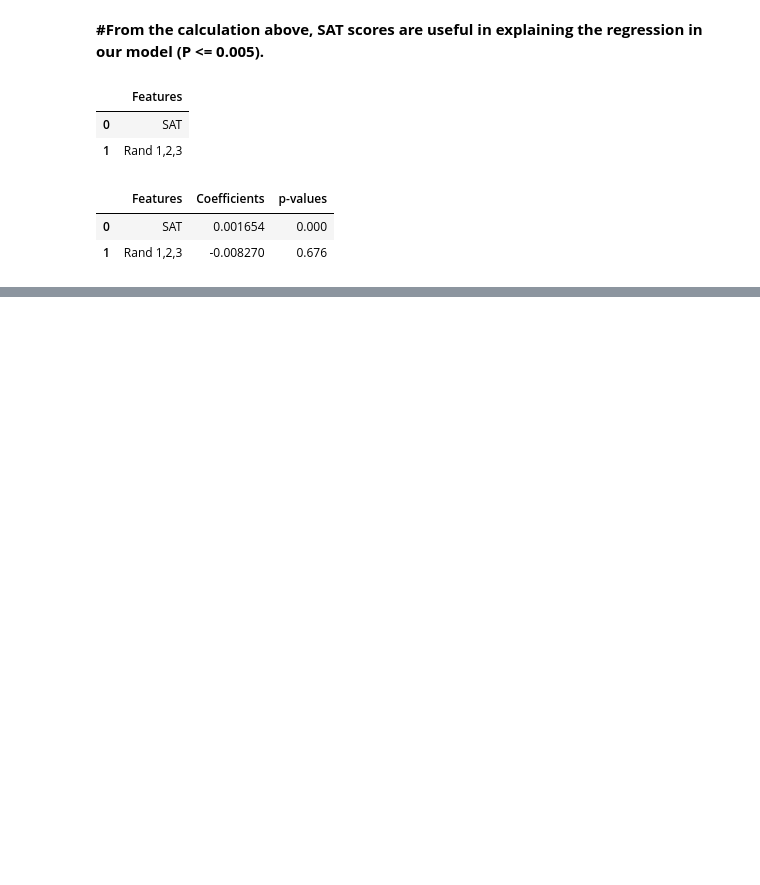
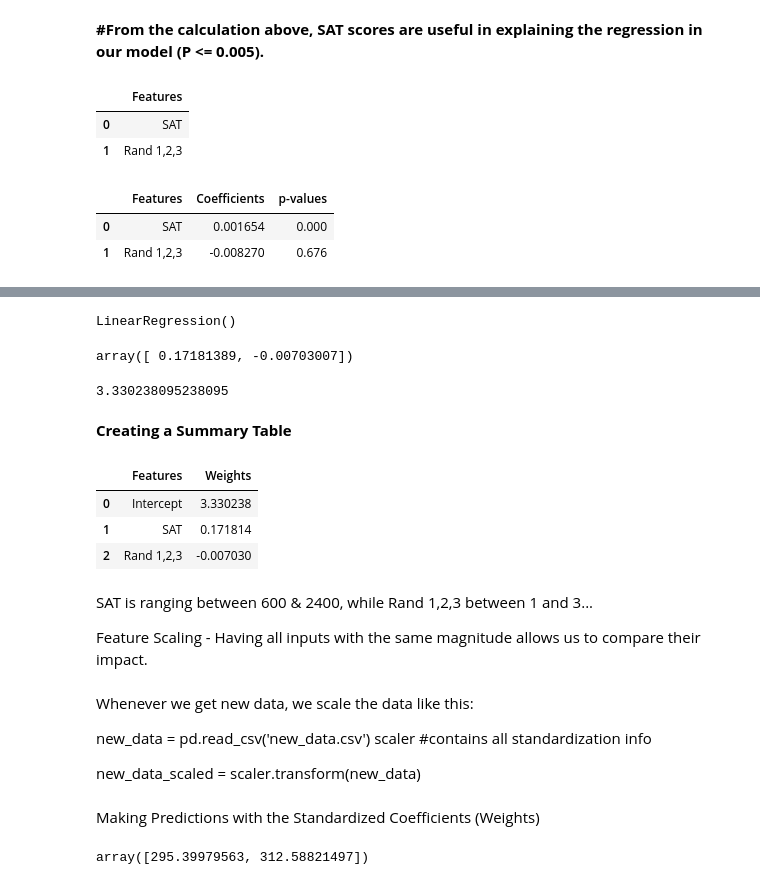
Before and after one commit to Birawin/Data-Science-with-Python-, a Jupyter notebook: sklearn_Multiple_Linear_Regression.ipynb, the cells around one changed output, grey strips where cells are left out. Saved outputs shown, nothing was run; the diff lists cells and outputs as text; code cells hidden in the pictures; blank space fills up the shorter version.

```diff
--- a/sklearn_Multiple_Linear_Regression.ipynb
+++ b/sklearn_Multiple_Linear_Regression.ipynb
@@ -152,0 +161,2 @@ reg_summary
+# %%
+scaler.fit(x)
@@ -152,0 +165,2 @@ reg_summary
+# %%
+x_scaled = scaler.transform(x) # Transforms the unscaled inputs using the information contained in the scaler object (feature-wise)
@@ -152,0 +187,40 @@ reg_summary
+# %%
+reg = LinearRegression()
+reg.fit(x_scaled,y)
+# %% [output]
+LinearRegression()
+# %%
+reg.coef_
+# %% [output]
+array([ 0.17181389, -0.00703007])
+# %%
+reg.intercept_
+# %% [output]
+3.330238095238095
+# %% [markdown]
+**Creating a Summary Table**
+# %%
+reg_summary = pd.DataFrame([['Intercept'],['SAT'],['Rand 1,2,3']], columns=['Features'])
+reg_summary['Weights'] = reg.intercept_, reg.coef_[0], reg.coef_[1]
+# %%
+reg_summary
+
+#Rand 1,2,3 - barely contributes to our model. When we perform feature scaling, we don't care if a useless variable is there or not.
+# %% [output]
+|  | Features | Weights |
+| 0 | Intercept | 3.330238 |
+| 1 | SAT | 0.171814 |
+| 2 | Rand 1,2,3 | -0.007030 |
+# %% [markdown]
+SAT is ranging between 600 & 2400, while Rand 1,2,3 between 1 and 3...
+
+Feature Scaling - Having all inputs with the same magnitude allows us to compare their impact.
+# %% [markdown]
+Whenever we get new data, we scale the data like this:
+
+new_data = pd.read_csv('new_data.csv')
+scaler #contains all standardization info
+
+new_data_scaled = scaler.transform(new_data)
+# %% [markdown]
+Making Predictions with the Standardized Coefficients (Weights)
@@ -152,0 +229,4 @@ reg_summary
+# %%
+reg.predict(new_data)
+# %% [output]
+array([295.39979563, 312.58821497])
```
Also changed, not shown: parts of 15 cells of this notebook.
